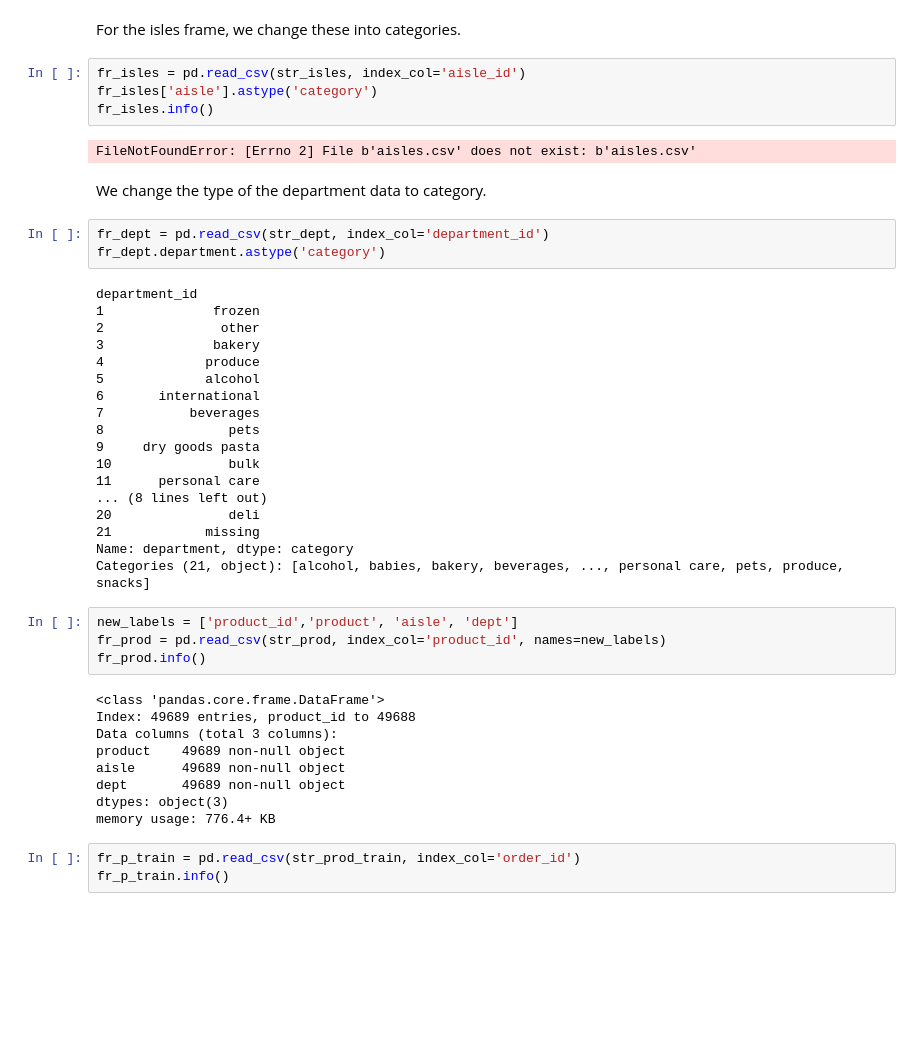
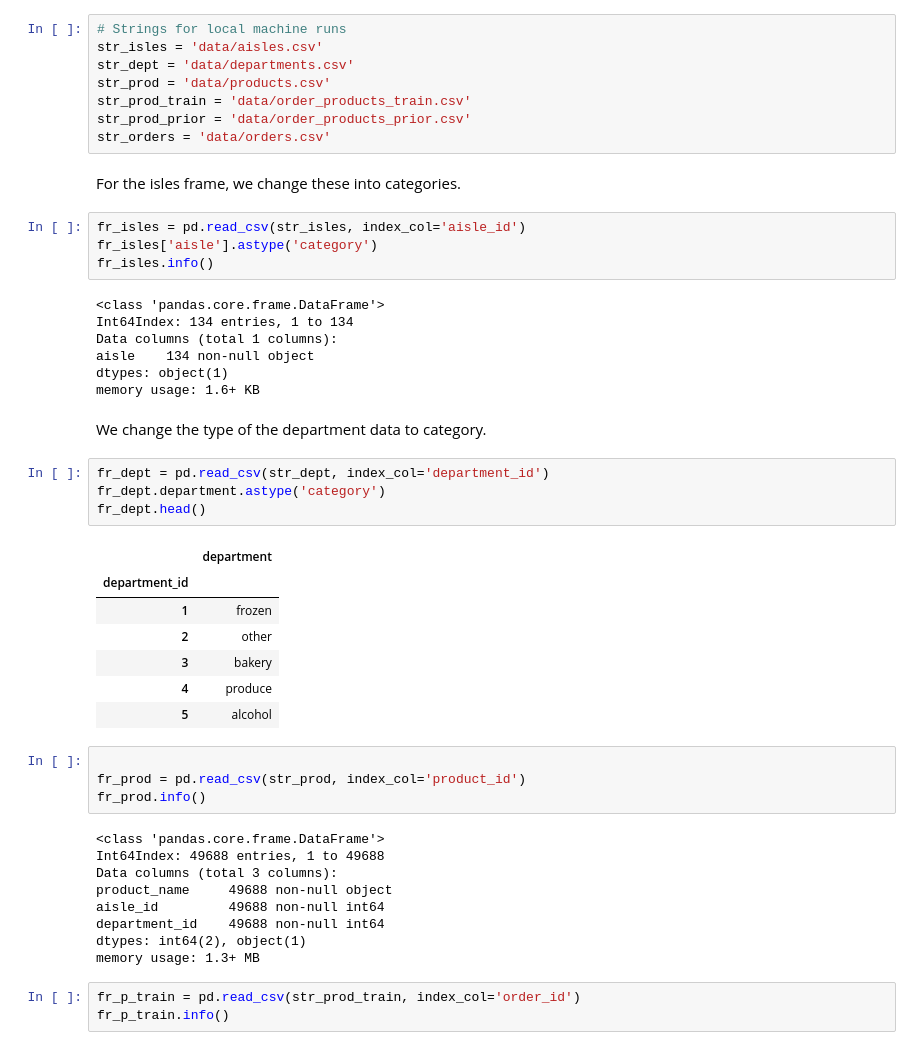
Before and after one commit to SDashev/Springboard-Capstone-1, a Jupyter notebook: insta_cart.ipynb, the cells around one changed output. Saved outputs shown, nothing was run; the diff lists cells and outputs as text; blank space fills up the shorter version.

```diff
--- a/insta_cart.ipynb
+++ b/insta_cart.ipynb
@@ -23,6 +23,14 @@ str_prod = 'products.csv'
 str_prod_train = 'order_products_train.csv'
 str_prod_prior = 'order_products_prior.csv'
 str_orders = 'orders.csv'
+# %%
+# Strings for local machine runs
+str_isles = 'data/aisles.csv'
+str_dept = 'data/departments.csv'
+str_prod = 'data/products.csv'
+str_prod_train = 'data/order_products_train.csv'
+str_prod_prior = 'data/order_products_prior.csv'
+str_orders = 'data/orders.csv'
 # %% [markdown]
 For the isles frame, we change these into categories.
 # %%
@@ -30,43 +38,39 @@ fr_isles = pd.read_csv(str_isles, index_col='aisle_id')
 fr_isles['aisle'].astype('category')
 fr_isles.info()
 # %% [output]
-FileNotFoundError: [Errno 2] File b'aisles.csv' does not exist: b'aisles.csv'
+<class 'pandas.core.frame.DataFrame'>
+Int64Index: 134 entries, 1 to 134
+Data columns (total 1 columns):
+aisle    134 non-null object
+dtypes: object(1)
+memory usage: 1.6+ KB
 # %% [markdown]
 We change the type of the department data to category.
 # %%
 fr_dept = pd.read_csv(str_dept, index_col='department_id')
 fr_dept.department.astype('category')
+fr_dept.head()
 # %% [output]
-department_id
-1              frozen
-2               other
-3              bakery
-4             produce
-5             alcohol
-6       international
-7           beverages
-8                pets
-9     dry goods pasta
-10               bulk
-11      personal care
-... (8 lines left out)
-20               deli
-21            missing
-Name: department, dtype: category
-Categories (21, object): [alcohol, babies, bakery, beverages, ..., personal care, pets, produce, snacks]
+|  | department |
+| department_id |  |
+| 1 | frozen |
+| 2 | other |
+| 3 | bakery |
+| 4 | produce |
+| 5 | alcohol |
 # %%
-new_labels = ['product_id','product', 'aisle', 'dept']
-fr_prod = pd.read_csv(str_prod, index_col='product_id', names=new_labels)
+
+fr_prod = pd.read_csv(str_prod, index_col='product_id')
 fr_prod.info()
 # %% [output]
 <class 'pandas.core.frame.DataFrame'>
-Index: 49689 entries, product_id to 49688
+Int64Index: 49688 entries, 1 to 49688
 Data columns (total 3 columns):
-product    49689 non-null object
-aisle      49689 non-null object
-dept       49689 non-null object
-dtypes: object(3)
-memory usage: 776.4+ KB
+product_name     49688 non-null object
+aisle_id         49688 non-null int64
+department_id    49688 non-null int64
+dtypes: int64(2), object(1)
+memory usage: 1.3+ MB
 # %%
 fr_p_train = pd.read_csv(str_prod_train, index_col='order_id')
 fr_p_train.info()
```
Also changed, not shown: parts of 2 cells of this notebook.
